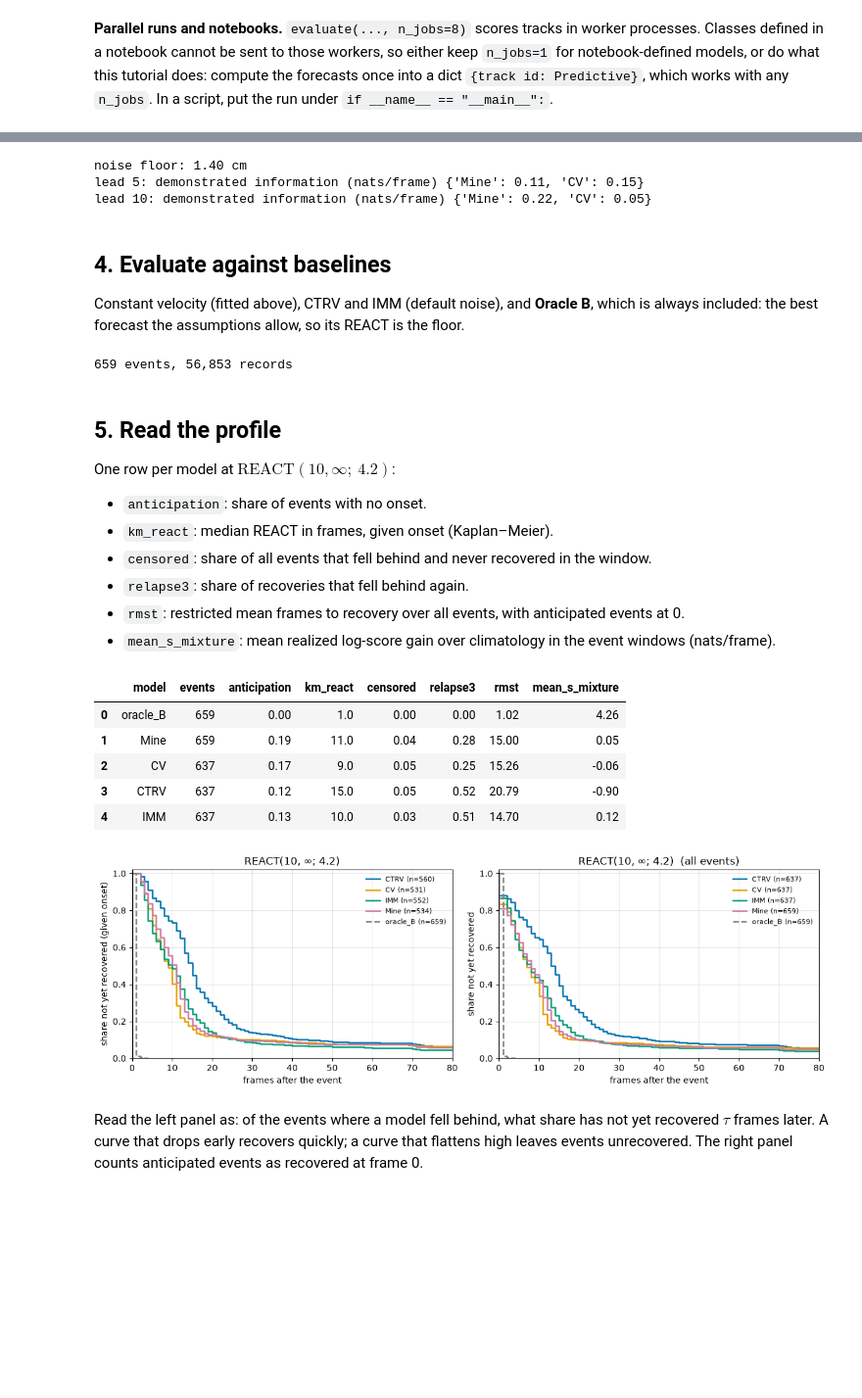
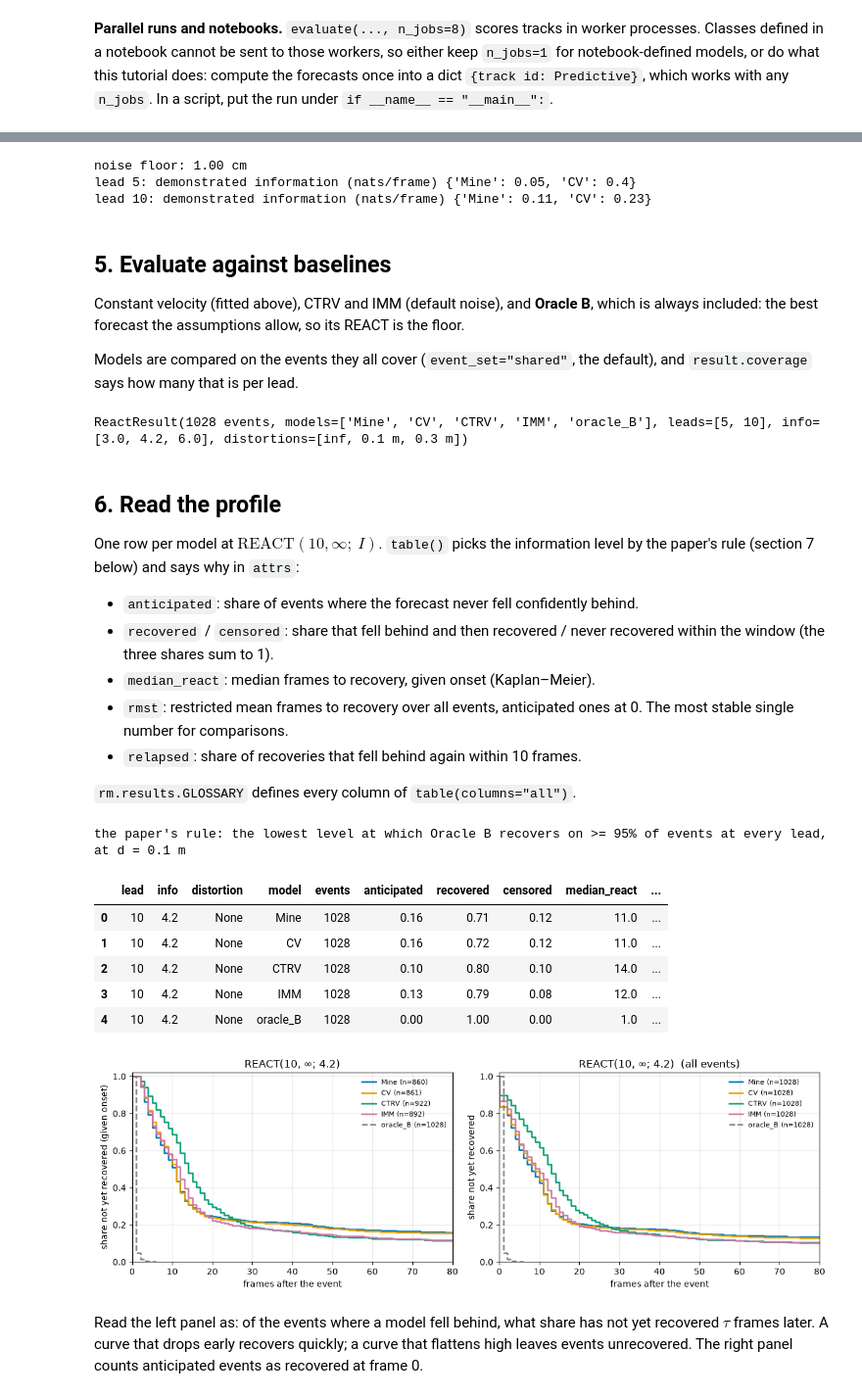
Before and after one commit to standard-ai/react, a Jupyter notebook: examples/tutorial.ipynb, the cells around one changed output, grey strips where cells are left out. Shown at 98% size. Drawn from its saved outputs; the diff is of its cells as text; code cells hidden in the pictures; blank space fills up the shorter version.

```diff
--- a/examples/tutorial.ipynb
+++ b/examples/tutorial.ipynb
@@ -103,51 +157,54 @@ scorer = rm.ReactScorer.fit(
 print("noise floor:", f"{scorer.noise_floor['sigma_cm']:.2f} cm")
 for lead in scorer.leads:
     print(f"lead {lead}: demonstrated information (nats/frame)",
-          {m: round(v, 2) for m, v in scorer.calibration[lead]["calm_mean_score"].items()})
+          {m: round(v, 2) for m, v in scorer.diagnostics[lead]["calm_mean_score"].items()})
 # %% [output]
-noise floor: 1.40 cm
-lead 5: demonstrated information (nats/frame) {'Mine': 0.11, 'CV': 0.15}
-lead 10: demonstrated information (nats/frame) {'Mine': 0.22, 'CV': 0.05}
+noise floor: 1.00 cm
+lead 5: demonstrated information (nats/frame) {'Mine': 0.05, 'CV': 0.4}
+lead 10: demonstrated information (nats/frame) {'Mine': 0.11, 'CV': 0.23}
 # %% [markdown]
-## 4. Evaluate against baselines
+## 5. Evaluate against baselines
 
 Constant velocity (fitted above), CTRV and IMM (default noise), and **Oracle B**, which is always included: the best forecast the assumptions allow, so its REACT is the floor.
+
+Models are compared on the events they all cover (`event_set="shared"`, the default), and `result.coverage` says how many that is per lead.
 # %%
 models = {"Mine": my_forecasts, "CV": cv, "CTRV": rm.baselines.CTRV(), "IMM": rm.baselines.IMM()}
 result = scorer.evaluate(models, test, n_jobs=os.cpu_count())
-events = {(r["track"], r["t0"]) for r in result.records}
-print(f"{len(events)} events, {len(result.records):,} records")
+result
 # %% [output]
-659 events, 56,853 records
+ReactResult(1028 events, models=['Mine', 'CV', 'CTRV', 'IMM', 'oracle_B'], leads=[5, 10], info=[3.0, 4.2, 6.0], distortions=[inf, 0.1 m, 0.3 m])
 # %% [markdown]
-## 5. Read the profile
+## 6. Read the profile
 
-One row per model at $\mathrm{REACT}(10, \infty;\ 4.2)$:
+One row per model at $\mathrm{REACT}(10, \infty;\ I)$. `table()` picks the information level by the paper's rule (section 7 below) and says why in `attrs`:
 
-- `anticipation`: share of events with no onset.
-- `km_react`: median REACT in frames, given onset (Kaplan–Meier).
-- `censored`: share of all events that fell behind and never recovered in the window.
-- `relapse3`: share of recoveries that fell behind again.
-- `rmst`: restricted mean frames to recovery over all events, with anticipated events at 0.
-- `mean_s_mixture`: mean realized log-score gain over climatology in the event windows (nats/frame).
+- `anticipated`: share of events where the forecast never fell confidently behind.
+- `recovered` / `censored`: share that fell behind and then recovered / never recovered within the window (the three shares sum to 1).
+- `median_react`: median frames to recovery, given onset (Kaplan–Meier).
+- `rmst`: restricted mean frames to recovery over all events, anticipated ones at 0. The most stable single number for comparisons.
+- `relapsed`: share of recoveries that fell behind again within 10 frames.
+
+`rm.results.GLOSSARY` defines every column of `table(columns="all")`.
 # %%
-cols = ["model", "events", "anticipation", "km_react", "censored", "relapse3", "rmst",
-        "mean_s_mixture"]
-result.table(lead=10, info=4.2, distortion=0.0)[cols].round(2)
+tb = result.table(lead=10)
+print(tb.attrs["info_reason"])
+tb.round(2)
 # %% [output]
+the paper's rule: the lowest level at which Oracle B recovers on >= 95% of events at every lead, at d = 0.1 m
-|  | model | events | anticipation | km_react | censored | relapse3 | rmst | mean_s_mixture |
-| 0 | oracle_B | 659 | 0.00 | 1.0 | 0.00 | 0.00 | 1.02 | 4.26 |
-| 1 | Mine | 659 | 0.19 | 11.0 | 0.04 | 0.28 | 15.00 | 0.05 |
-| 2 | CV | 637 | 0.17 | 9.0 | 0.05 | 0.25 | 15.26 | -0.06 |
-| 3 | CTRV | 637 | 0.12 | 15.0 | 0.05 | 0.52 | 20.79 | -0.90 |
-| 4 | IMM | 637 | 0.13 | 10.0 | 0.03 | 0.51 | 14.70 | 0.12 |
+|  | lead | info | distortion | model | events | anticipated | recovered | censored | median_react | ... |
+| 0 | 10 | 4.2 | None | Mine | 1028 | 0.16 | 0.71 | 0.12 | 11.0 | ... |
+| 1 | 10 | 4.2 | None | CV | 1028 | 0.16 | 0.72 | 0.12 | 11.0 | ... |
+| 2 | 10 | 4.2 | None | CTRV | 1028 | 0.10 | 0.80 | 0.10 | 14.0 | ... |
+| 3 | 10 | 4.2 | None | IMM | 1028 | 0.13 | 0.79 | 0.08 | 12.0 | ... |
+| 4 | 10 | 4.2 | None | oracle_B | 1028 | 0.00 | 1.00 | 0.00 | 1.0 | ... |
 # %%
 fig, axes = plt.subplots(1, 2, figsize=(12, 4))
-rm.viz.km_curves(result, lead=10, info=4.2, given_onset=True, max_frames=80, ax=axes[0])
-rm.viz.km_curves(result, lead=10, info=4.2, given_onset=False, max_frames=80, ax=axes[1])
+rm.viz.km_curves(result, lead=10, given_onset=True, max_frames=80, ax=axes[0])
+rm.viz.km_curves(result, lead=10, given_onset=False, max_frames=80, ax=axes[1])
 axes[1].set_title(axes[1].get_title() + "  (all events)")
 plt.show()
 # %% [output]
-[figure, old version]
+[figure, new version]
 # %% [markdown]
 Read the left panel as: of the events where a model fell behind, what share has not yet recovered $\tau$ frames later. A curve that drops early recovers quickly; a curve that flattens high leaves events unrecovered. The right panel counts anticipated events as recovered at frame 0.
```
Also changed, not shown: parts of 24 cells of this notebook.
